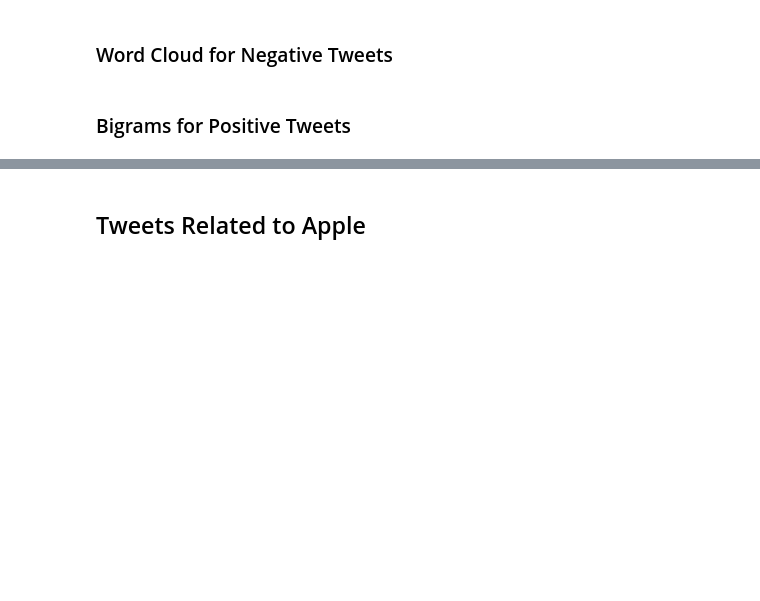
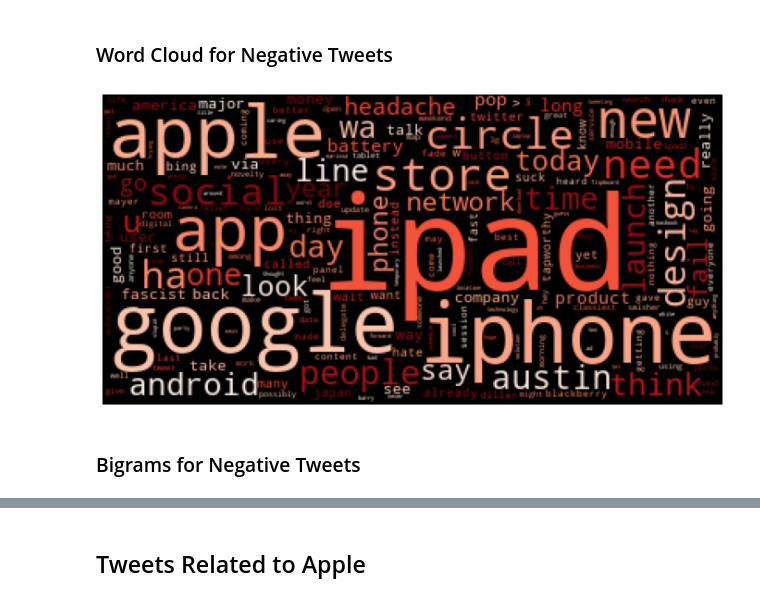
Before and after one commit to ebtezcan/Apple-Google-NLP-Analysis, a Jupyter notebook: index_OSEMN_plus_mvp.ipynb, the cells around one changed output, grey strips where cells are left out. Cells and saved outputs as stored; diff of their text form; code cells hidden in the pictures; blank space fills up the shorter version.

```diff
--- a/index_OSEMN_plus_mvp.ipynb
+++ b/index_OSEMN_plus_mvp.ipynb
@@ -561,2 +616,7 @@ plt.axis('off')
 # %% [markdown]
 ## Tweets with Negative Sentiment
+# %%
+#parsing positive tweets into new df
+df_negative = df[df['Emotion']=='Negative']
+#verifying that neutral and negative tweets have been removed
+df_negative['Emotion'].value_counts()
@@ -562,0 +626,4 @@ plt.axis('off')
+# %%
+#parsing tweets into a list
+corpus_neg = df_negative['Tweet'].to_list()
+corpus_neg[:5]
@@ -563,6 +636,18 @@ plt.axis('off')
 # %% [markdown]
 ### Tokenization/Lemmatization/Stop Word Removal
+# %%
+#tokenize tweets
+tokens_neg = tokenize_tweets(corpus_neg)
+#lemmatize tweets
+tokens_neg_lemm = lemmatize_tokens(tokens_neg)
+#remove stop words & punctuation using the same stop words list
+tokens_neg_ls = remove_stop(tokens_neg_lemm, stop_list = stop_lst)
 # %% [markdown]
 ### Word Cloud for Negative Tweets
+# %%
+#generating word cloud for negative tweets
+generate_wordcloud(tokens_neg_ls, colormap='Reds')
+# %% [output]
+[figure, added]
 # %% [markdown]
-### Bigrams for Positive Tweets
+### Bigrams for Negative Tweets
```
Also changed, not shown: parts of 38 cells of this notebook.
